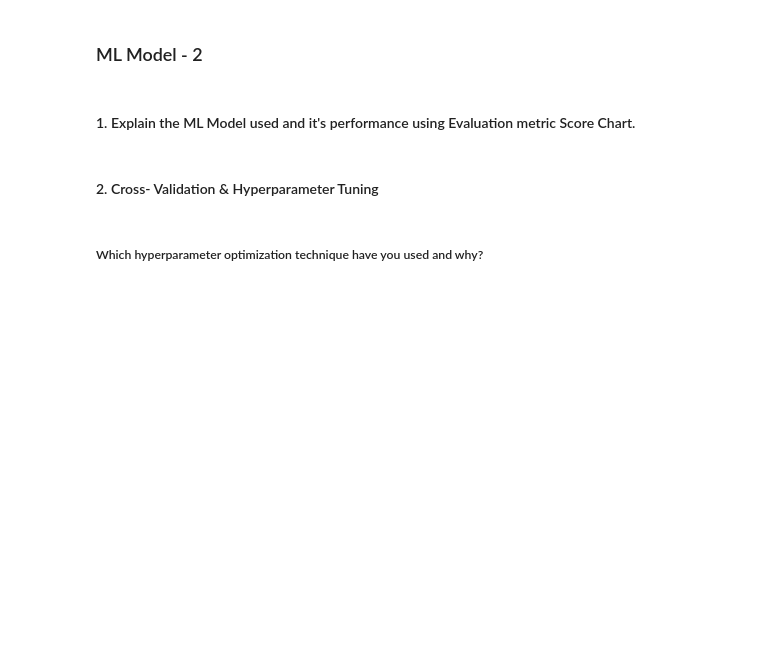
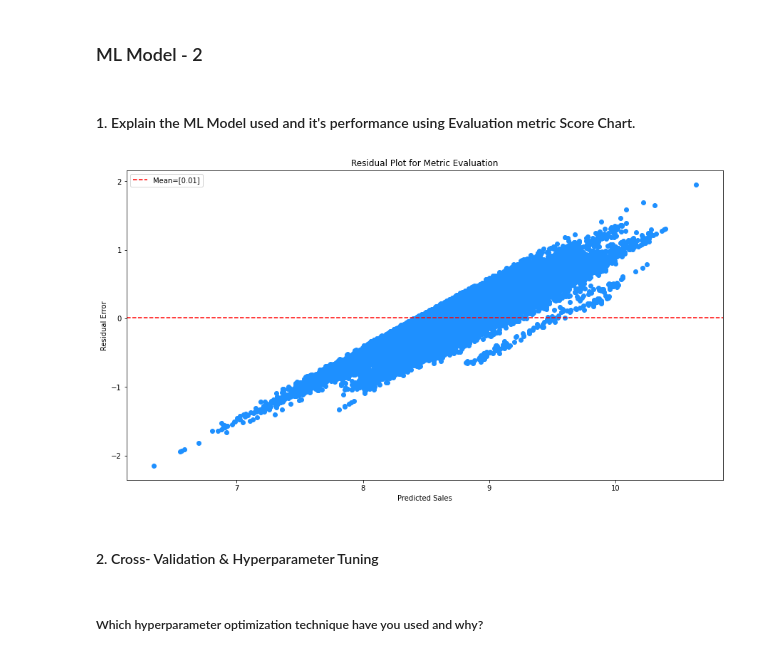
Before and after one commit to Ashif-khan033/Retail_Sales_Prediction, a Jupyter notebook: Retail_Sales_Prediction.ipynb, the cells around one changed output. Cells and saved outputs as stored; diff of their text form; code cells hidden in the pictures; blank space fills up the shorter version.

```diff
--- a/Retail_Sales_Prediction.ipynb
+++ b/Retail_Sales_Prediction.ipynb
@@ -1783,3 +1797,17 @@ Answer Here.
+# %%
+# Visualizing evaluation Metric Score chart
+residuals = y_test - y_test_regression_pred
+res_mean=residuals.mean().values.round(2)
+plt.figure(figsize=(15,8))
+plt.scatter(y_test, residuals, c="dodgerblue")
+plt.title("Residual Plot for Metric Evaluation")
+plt.xlabel('Predicted Sales')
+plt.ylabel('Residual Error')
+
+plt.axhline(y=res_mean, color='red', linestyle='--', label=f"Mean={res_mean}")
+plt.legend();
+# %% [output]
+[figure, added]
 # %% [markdown]
 #### 2. Cross- Validation & Hyperparameter Tuning
 # %%
```
Also changed, not shown: parts of 17 cells of this notebook.
